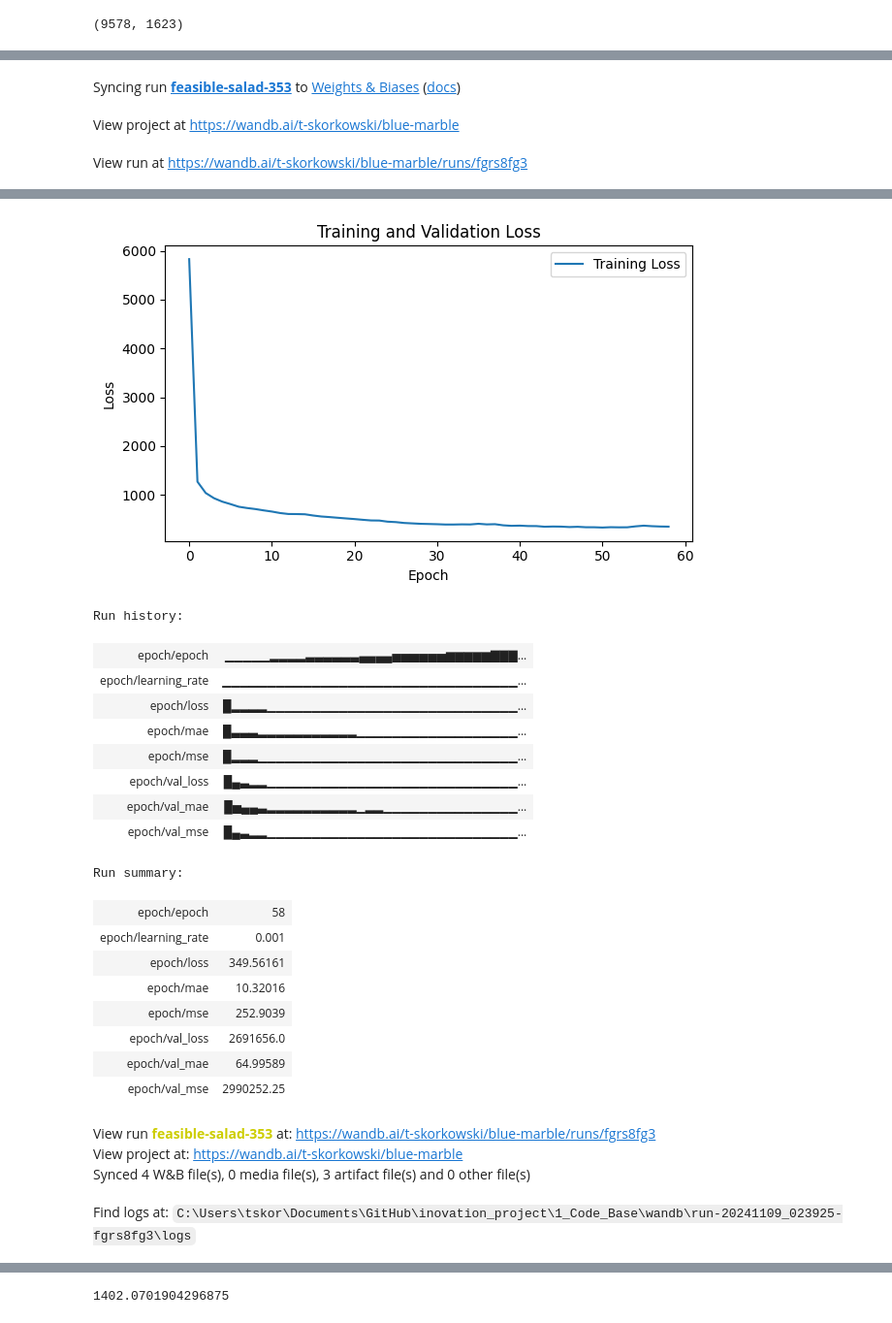
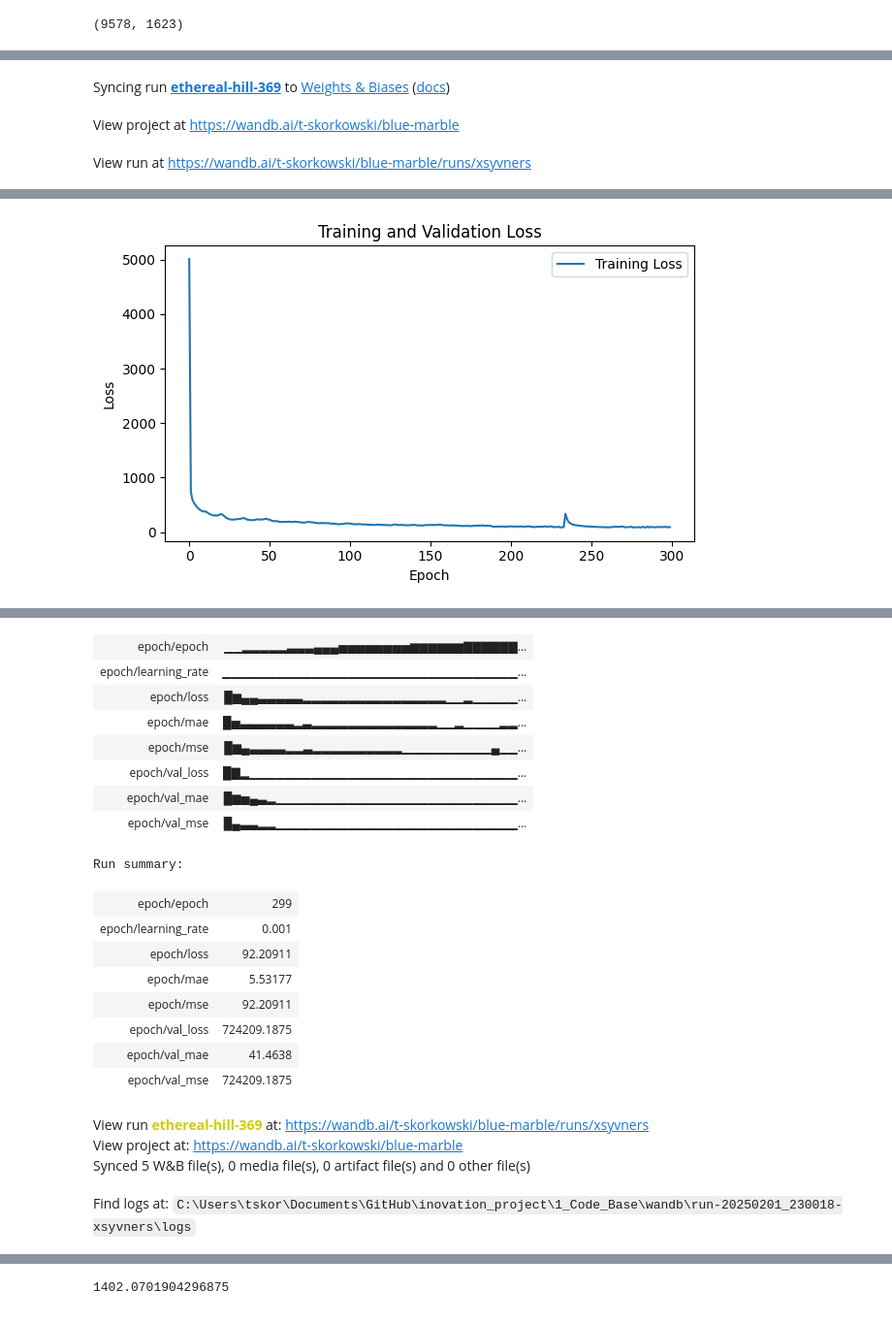
Before and after one commit to tskorkowski/crop_yield_prediction_CAS, a Jupyter notebook: 1_Code_Base/notebooks/training.ipynb, the cells around one changed output, grey strips where cells are left out. Shown at 97% size. Saved outputs shown, nothing was run; the diff lists cells and outputs as text; code cells hidden in the pictures.

```diff
--- a/1_Code_Base/notebooks/training.ipynb
+++ b/1_Code_Base/notebooks/training.ipynb
@@ -98,7 +105,7 @@ mlp_config = {
     "no_units": [100,] * 5,
 }
 mlp_model = Mlp(**mlp_config)
-mlp_model.compile(learning_rate=0.00001, loss=pen_low_loss, metrics=["mae", "mse"])
+mlp_model.compile(learning_rate=0.00001, loss='mse', metrics=["mae", "mse"])
 mlp_model.fit(mlp_train_dataset,
          mlp_val_dataset,
          epochs=300)
@@ -116,3 +121,3 @@ Run data is saved locally in C:\Users\tskor\Documents\GitHub\inovation_project\1
-Syncing run feasible-salad-353 to Weights & Biases (docs)
+Syncing run ethereal-hill-369 to Weights & Biases (docs)
 View project at https://wandb.ai/t-skorkowski/blue-marble
-View run at https://wandb.ai/t-skorkowski/blue-marble/runs/fgrs8fg3
+View run at https://wandb.ai/t-skorkowski/blue-marble/runs/xsyvners
@@ -118,0 +141 @@ View run at https://wandb.ai/t-skorkowski/blue-marble/runs/fgrs8fg3
+[figure, new version]
@@ -136,26 +143,24 @@ Epoch 59/300
-[figure, old version]
+| epoch/epoch | ▁▁▂▂▂▂▂▃▃▃▄▄▄▅▅▅▅▅▅▅▅▆▆▆▆▆▆▇▇▇▇▇▇... |
+| epoch/learning_rate | ▁▁▁▁▁▁▁▁▁▁▁▁▁▁▁▁▁▁▁▁▁▁▁▁▁▁▁▁▁▁▁▁▁... |
+| epoch/loss | █▆▄▄▃▃▃▃▃▂▂▂▂▂▂▂▂▂▂▂▂▂▂▂▂▁▁▂▁▁▁▁▁... |
+| epoch/mae | █▅▃▃▃▃▃▃▂▃▂▂▂▂▂▂▂▂▂▂▂▂▂▂▁▁▂▁▁▁▁▂▂... |
+| epoch/mse | █▆▄▃▃▃▃▂▂▃▂▂▂▂▂▂▂▂▂▂▁▁▁▁▁▁▁▁▁▁▄▁▁... |
+| epoch/val_loss | █▇▂▁▁▁▁▁▁▁▁▁▁▁▁▁▁▁▁▁▁▁▁▁▁▁▁▁▁▁▁▁▁... |
+| epoch/val_mae | █▆▅▄▃▂▁▁▁▁▁▁▁▁▁▁▁▁▁▁▁▁▁▁▁▁▁▁▁▁▁▁▁... |
+| epoch/val_mse | █▄▃▃▂▂▁▁▁▁▁▁▁▁▁▁▁▁▁▁▁▁▁▁▁▁▁▁▁▁▁▁▁... |
-Run history:
+Run summary:
-| epoch/epoch | ▁▁▁▁▁▂▂▂▂▃▃▃▃▃▃▄▄▄▄▅▅▅▅▅▅▆▆▆▆▆▇▇▇... |
-| epoch/learning_rate | ▁▁▁▁▁▁▁▁▁▁▁▁▁▁▁▁▁▁▁▁▁▁▁▁▁▁▁▁▁▁▁▁▁... |
-| epoch/loss | █▂▂▂▂▁▁▁▁▁▁▁▁▁▁▁▁▁▁▁▁▁▁▁▁▁▁▁▁▁▁▁▁... |
-| epoch/mae | █▃▃▃▂▂▂▂▂▂▂▂▂▂▂▁▁▁▁▁▁▁▁▁▁▁▁▁▁▁▁▁▁... |
-| epoch/mse | █▂▂▂▁▁▁▁▁▁▁▁▁▁▁▁▁▁▁▁▁▁▁▁▁▁▁▁▁▁▁▁▁... |
-| epoch/val_loss | █▄▃▂▂▁▁▁▁▁▁▁▁▁▁▁▁▁▁▁▁▁▁▁▁▁▁▁▁▁▁▁▁... |
-| epoch/val_mae | █▅▄▄▃▂▂▂▂▂▂▂▂▂▂▁▂▂▁▁▁▁▁▁▁▁▁▁▁▁▁▁▁... |
-| epoch/val_mse | █▄▃▂▂▁▁▁▁▁▁▁▁▁▁▁▁▁▁▁▁▁▁▁▁▁▁▁▁▁▁▁▁... |
-Run summary:
-| epoch/epoch | 58 |
+| epoch/epoch | 299 |
 | epoch/learning_rate | 0.001 |
-| epoch/loss | 349.56161 |
-| epoch/mae | 10.32016 |
-| epoch/mse | 252.9039 |
-| epoch/val_loss | 2691656.0 |
-| epoch/val_mae | 64.99589 |
-| epoch/val_mse | 2990252.25 |
+| epoch/loss | 92.20911 |
+| epoch/mae | 5.53177 |
+| epoch/mse | 92.20911 |
+| epoch/val_loss | 724209.1875 |
+| epoch/val_mae | 41.4638 |
+| epoch/val_mse | 724209.1875 |
-View run feasible-salad-353 at: https://wandb.ai/t-skorkowski/blue-marble/runs/fgrs8fg3
+View run ethereal-hill-369 at: https://wandb.ai/t-skorkowski/blue-marble/runs/xsyvners
 View project at: https://wandb.ai/t-skorkowski/blue-marble
-Synced 4 W&B file(s), 0 media file(s), 3 artifact file(s) and 0 other file(s)
+Synced 5 W&B file(s), 0 media file(s), 0 artifact file(s) and 0 other file(s)
-Find logs at: C:\Users\tskor\Documents\GitHub\inovation_project\1_Code_Base\wandb\run-20241109_023925-fgrs8fg3\logs
+Find logs at: C:\Users\tskor\Documents\GitHub\inovation_project\1_Code_Base\wandb\run-20250201_230018-xsyvners\logs
 # %%
 mlp_eval = mlp_model.evaluate(mlp_test_dataset)
 print(mlp_eval)
```
Also changed, not shown: parts of 13 cells of this notebook, 25 other files.
